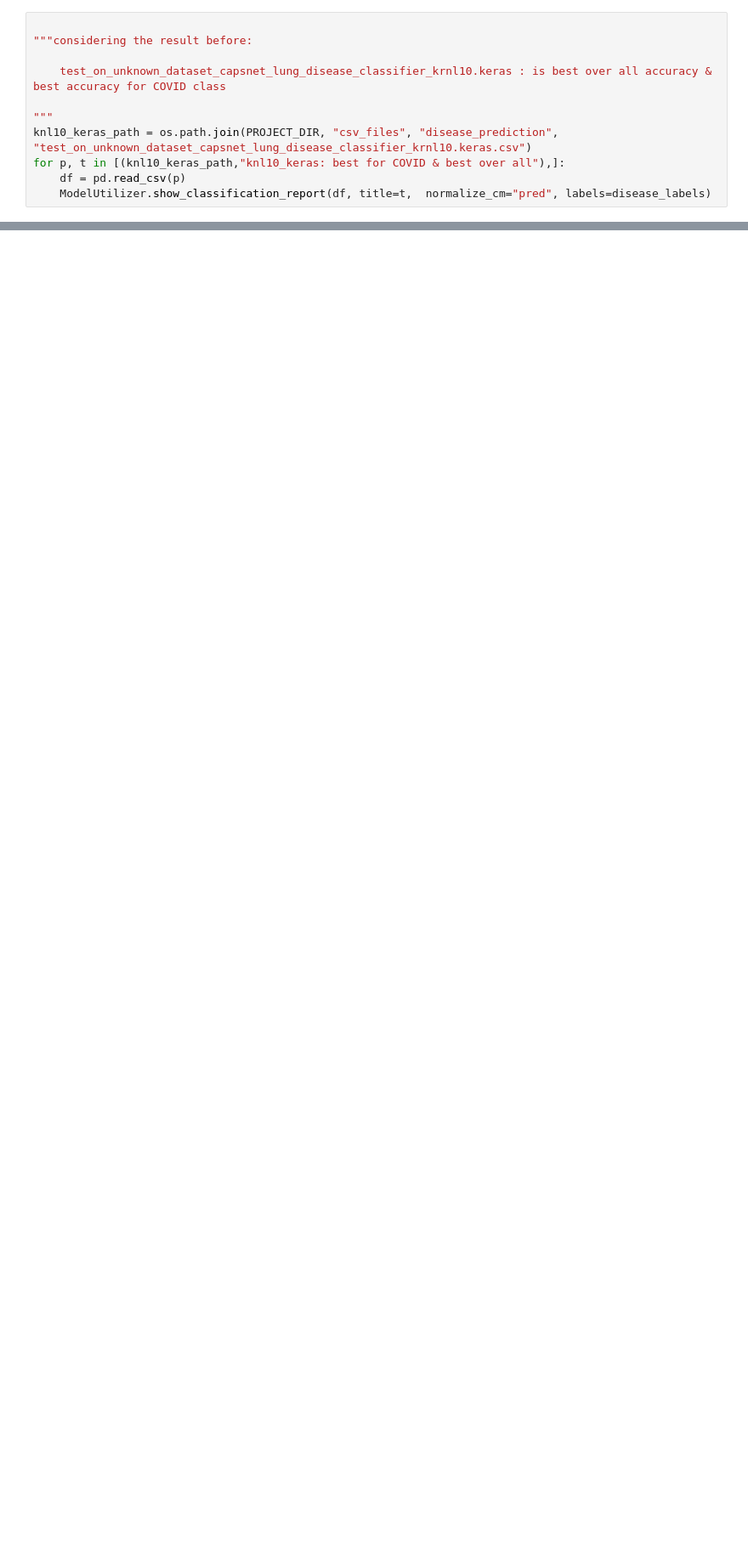
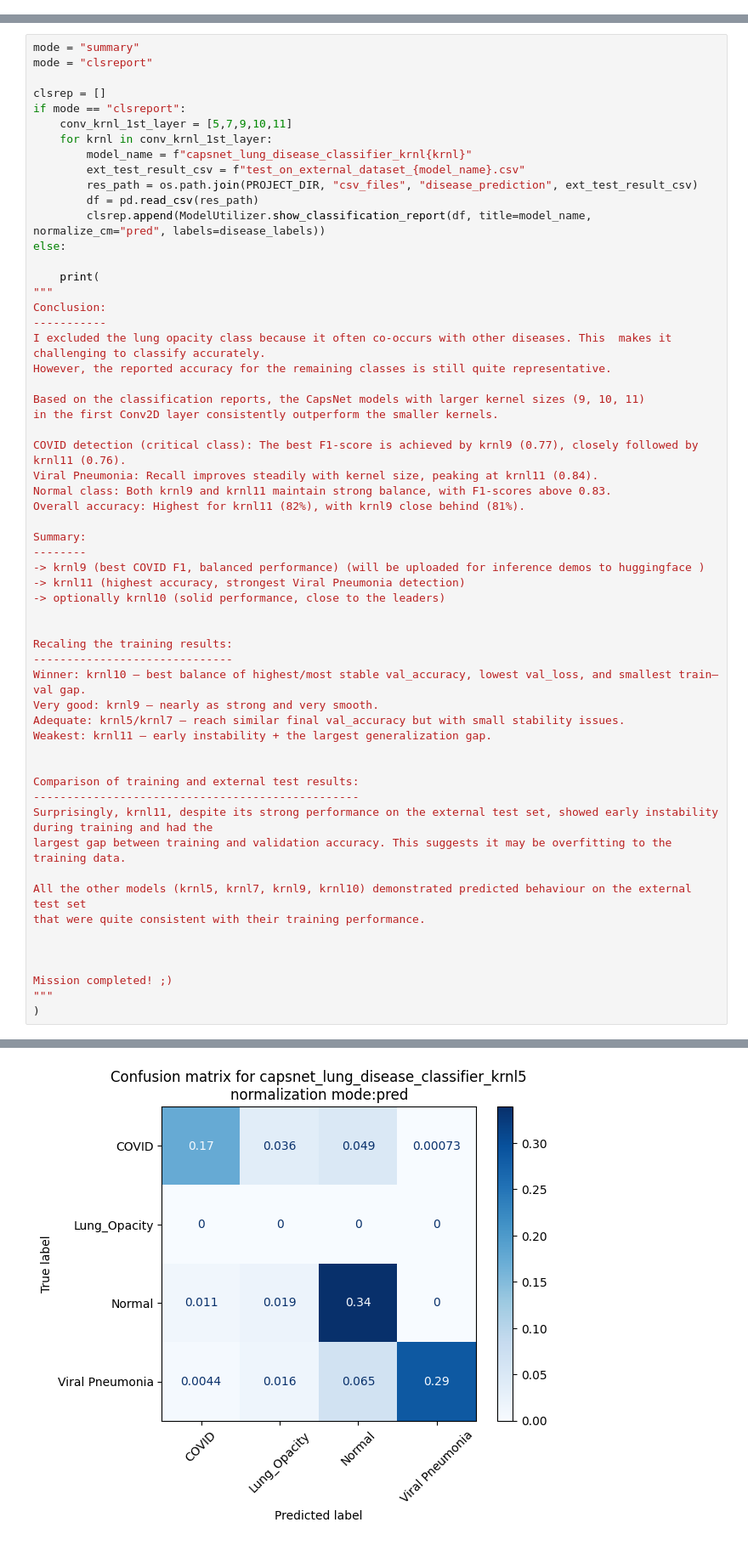
Before and after one commit to valste/ds_aug24_lung_desease_classification, a Jupyter notebook: notebooks/5.6_Capsnet_4class_disease_classifier.ipynb, the cells around one changed output, grey strips where cells are left out. Shown at 85% size. Cells and saved outputs as stored; diff of their text form; blank space fills up the shorter version.

```diff
--- a/notebooks/5.6_Capsnet_4class_disease_classifier.ipynb
+++ b/notebooks/5.6_Capsnet_4class_disease_classifier.ipynb
@@ -618,11 +724,0 @@ display(correct_preds_per_model)
-# %%
-
-"""considering the result before:
-
-	test_on_unknown_dataset_capsnet_lung_disease_classifier_krnl10.keras : is best over all accuracy & best accuracy for COVID class
-
-"""
-knl10_keras_path = os.path.join(PROJECT_DIR, "csv_files", "disease_prediction", "test_on_unknown_dataset_capsnet_lung_disease_classifier_krnl10.keras.csv")
-for p, t in [(knl10_keras_path,"knl10_keras: best for COVID & best over all"),]:
-    df = pd.read_csv(p)
-    ModelUtilizer.show_classification_report(df, title=t,  normalize_cm="pred", labels=disease_labels)
@@ -641,0 +725,59 @@ Viral Pneumonia       1.00      0.83      0.91      1525
+# %%
+mode = "summary"
+mode = "clsreport"
+
+clsrep = []
+if mode == "clsreport":
+    conv_krnl_1st_layer = [5,7,9,10,11]
+    for krnl in conv_krnl_1st_layer:
+        model_name = f"capsnet_lung_disease_classifier_krnl{krnl}"
+        ext_test_result_csv = f"test_on_external_dataset_{model_name}.csv"
+        res_path = os.path.join(PROJECT_DIR, "csv_files", "disease_prediction", ext_test_result_csv)
+        df = pd.read_csv(res_path)
+        clsrep.append(ModelUtilizer.show_classification_report(df, title=model_name,  normalize_cm="pred", labels=disease_labels))
+else:
+
+    print(
+"""
+Conclusion:
+-----------
+I excluded the lung opacity class because it often co-occurs with other diseases. This  makes it challenging to classify accurately.
+However, the reported accuracy for the remaining classes is still quite representative.
+
+Based on the classification reports, the CapsNet models with larger kernel sizes (9, 10, 11)
+in the first Conv2D layer consistently outperform the smaller kernels.
+
+COVID detection (critical class): The best F1-score is achieved by krnl9 (0.77), closely followed by krnl11 (0.76).
+Viral Pneumonia: Recall improves steadily with kernel size, peaking at krnl11 (0.84).
+Normal class: Both krnl9 and krnl11 maintain strong balance, with F1-scores above 0.83.
+Overall accuracy: Highest for krnl11 (82%), with krnl9 close behind (81%).
+
+Summary:
+--------
+-> krnl9 (best COVID F1, balanced performance) (will be uploaded for inference demos to huggingface )
+-> krnl11 (highest accuracy, strongest Viral Pneumonia detection)
+-> optionally krnl10 (solid performance, close to the leaders)
+
+
+Recaling the training results:
+------------------------------
+Winner: krnl10 — best balance of highest/most stable val_accuracy, lowest val_loss, and smallest train–val gap.
+Very good: krnl9 — nearly as strong and very smooth.
+Adequate: krnl5/krnl7 — reach similar final val_accuracy but with small stability issues.
+Weakest: krnl11 — early instability + the largest generalization gap.
+
+
+Comparison of training and external test results:
+-------------------------------------------------
+Surprisingly, krnl11, despite its strong performance on the external test set, showed early instability during training and had the
+largest gap between training and validation accuracy. This suggests it may be overfitting to the training data.
+
+All the other models (krnl5, krnl7, krnl9, krnl10) demonstrated predicted behaviour on the external test set
+that were quite consistent with their training performance.
+
+
+
+Mission completed! ;)
+"""
+)
+# %% [output]
@@ -641,0 +795 @@ Viral Pneumonia       1.00      0.83      0.91      1525
+[figure, added]
```
Also changed, not shown: parts of 18 cells of this notebook, 21 other files.
